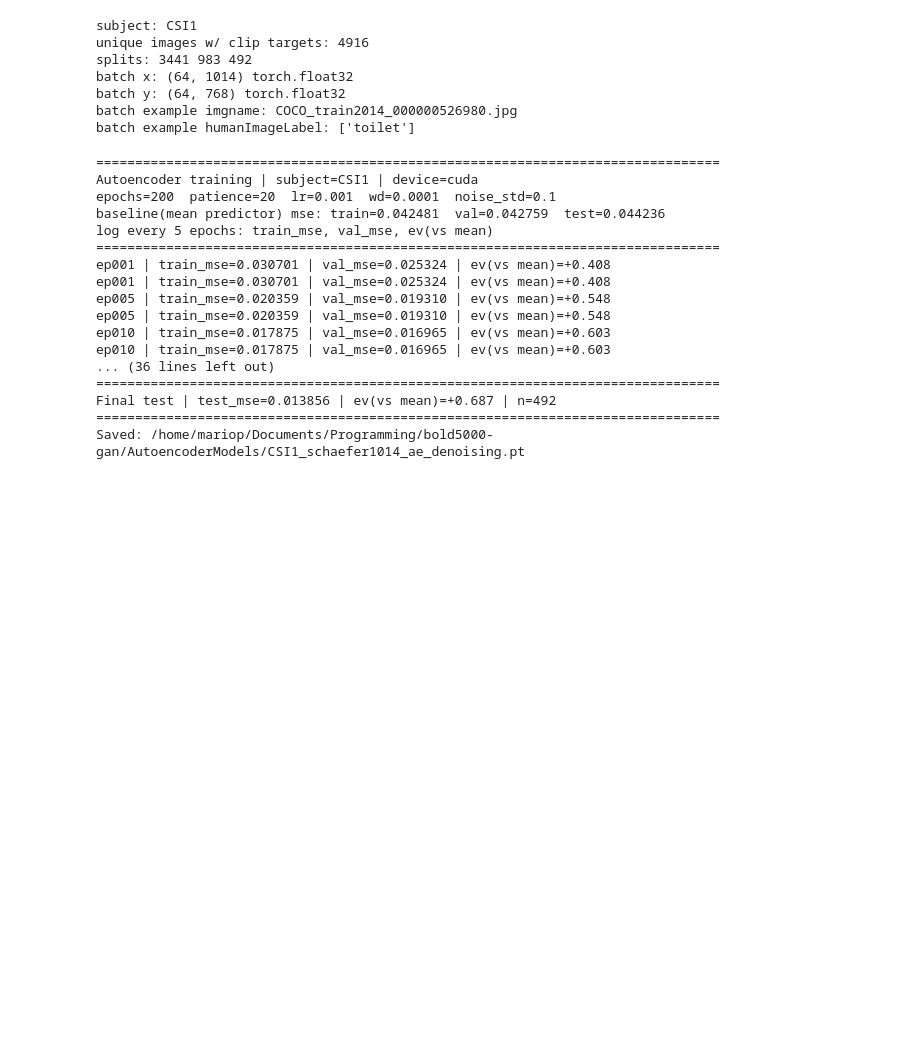
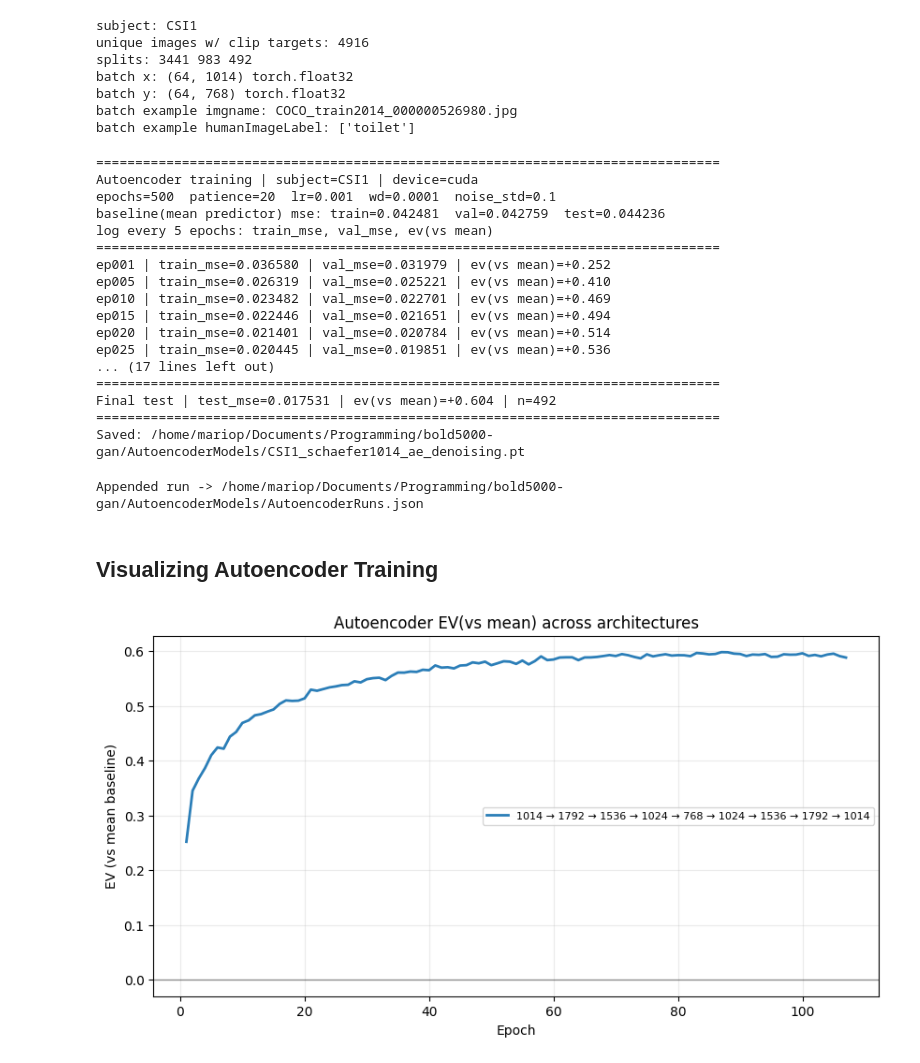
Before and after one commit to MarioPardo/bold5000-gan, a Jupyter notebook: AutoencoderAnalysis_clean.ipynb, the cells around one changed output. Drawn from its saved outputs; the diff is of its cells as text; code cells hidden in the pictures; blank space fills up the shorter version.

Commit message:
visualizing autoencoder runs, need test more architectures

```diff
--- a/AutoencoderAnalysis_clean.ipynb
+++ b/AutoencoderAnalysis_clean.ipynb
@@ -1117,6 +1158,6 @@ def train_autoencoder(
 # %%
 #train Subject 1
-cfg = AETrainConfig(epochs=200,patience=20,lr=1e-3,weight_decay=1e-4,train_noise_std=0.1,  print_every=5,)
+cfg = AETrainConfig(epochs=500,patience=20,lr=1e-3,weight_decay=1e-4,train_noise_std=0.1,  print_every=5,)
 
 subject1_result = train_autoencoder(
     subject=SUBJECT,
@@ -1127,23 +1168,23 @@ subject1_result = train_autoencoder(
     config=cfg,
     device=None,
     seed=0,
-)
+ )
 # %% [output]
 ================================================================================
 Autoencoder training | subject=CSI1 | device=cuda
-epochs=200  patience=20  lr=0.001  wd=0.0001  noise_std=0.1
+epochs=500  patience=20  lr=0.001  wd=0.0001  noise_std=0.1
 baseline(mean predictor) mse: train=0.042481  val=0.042759  test=0.044236
 log every 5 epochs: train_mse, val_mse, ev(vs mean)
 ================================================================================
-ep001 | train_mse=0.030701 | val_mse=0.025324 | ev(vs mean)=+0.408
-ep001 | train_mse=0.030701 | val_mse=0.025324 | ev(vs mean)=+0.408
-ep005 | train_mse=0.020359 | val_mse=0.019310 | ev(vs mean)=+0.548
-ep005 | train_mse=0.020359 | val_mse=0.019310 | ev(vs mean)=+0.548
-ep010 | train_mse=0.017875 | val_mse=0.016965 | ev(vs mean)=+0.603
-ep010 | train_mse=0.017875 | val_mse=0.016965 | ev(vs mean)=+0.603
-... (36 lines left out)
+ep001 | train_mse=0.036580 | val_mse=0.031979 | ev(vs mean)=+0.252
+ep005 | train_mse=0.026319 | val_mse=0.025221 | ev(vs mean)=+0.410
+ep010 | train_mse=0.023482 | val_mse=0.022701 | ev(vs mean)=+0.469
+ep015 | train_mse=0.022446 | val_mse=0.021651 | ev(vs mean)=+0.494
+ep020 | train_mse=0.021401 | val_mse=0.020784 | ev(vs mean)=+0.514
+ep025 | train_mse=0.020445 | val_mse=0.019851 | ev(vs mean)=+0.536
+... (17 lines left out)
 ================================================================================
-Final test | test_mse=0.013856 | ev(vs mean)=+0.687 | n=492
+Final test | test_mse=0.017531 | ev(vs mean)=+0.604 | n=492
 ================================================================================
 Saved: /home/mariop/Documents/Programming/bold5000-gan/AutoencoderModels/CSI1_schaefer1014_ae_denoising.pt
 # %%
@@ -1258,3 +1299,17 @@ for ex in new_items[:5]:
     print(" ", ex.get("imgname"), "->", ex.get("labels"))
 
 '''
+# %%
+# Save run history for later comparison/plotting
+layers = [1014, 1792, 1536, 1024, 768, 1024, 1536, 1792, 1014]
+
+p = append_ae_run_to_json(
+    name="run1",
+    layers=layers,
+    history=subject1_result["history"],
+)
+print("Appended run ->", p)
+# %% [output]
+Appended run -> /home/mariop/Documents/Programming/bold5000-gan/AutoencoderModels/AutoencoderRuns.json
+# %% [markdown]
+## Visualizing Autoencoder Training
@@ -1260,0 +1393,19 @@ for ex in new_items[:5]:
+# %%
+#plot the autoencoder runs in RUNS_JSON
+
+with open(RUNS_JSON, "r") as f:
+    runs_payload = json.load(f)
+
+runs = runs_payload["runs"]
+histories = [r["history"] for r in runs]
+layers_list = [r["layers"] for r in runs]
+
+fig, ax = plot_ae_ev(
+    histories=histories,
+    layers_list=layers_list,
+    baseline_val_mses=None,
+    title="Autoencoder EV(vs mean) across architectures",
+)
+plt.show()
+# %% [output]
+[figure, added]
```
Also changed, not shown: parts of 4 cells of this notebook, 4 other files.
